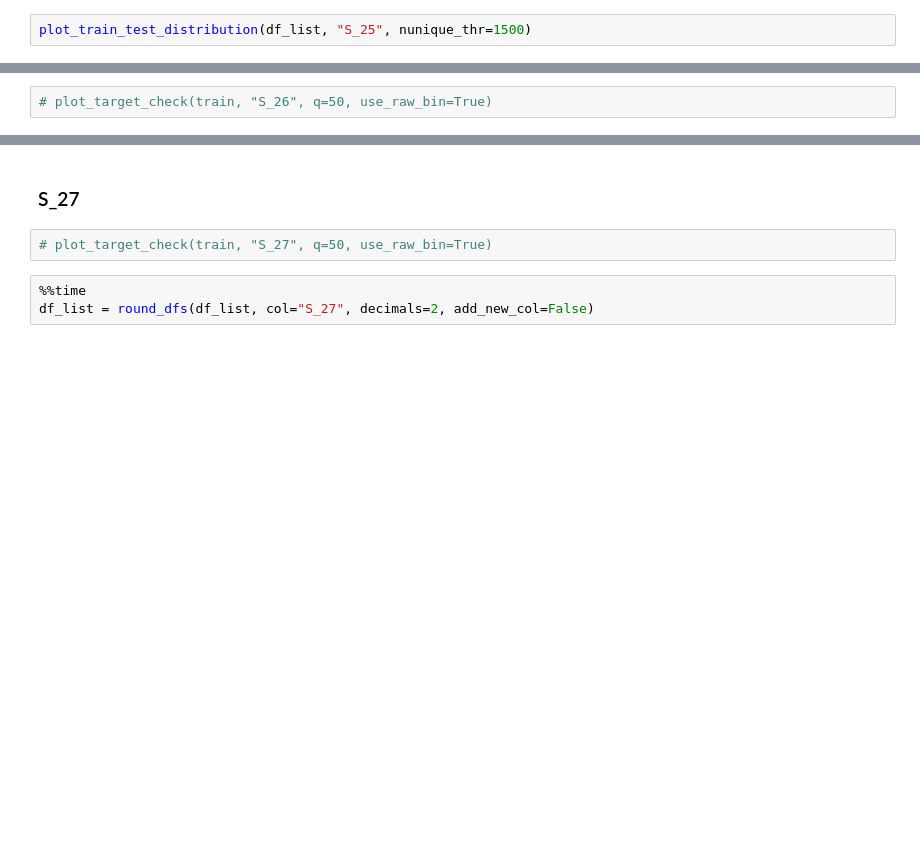
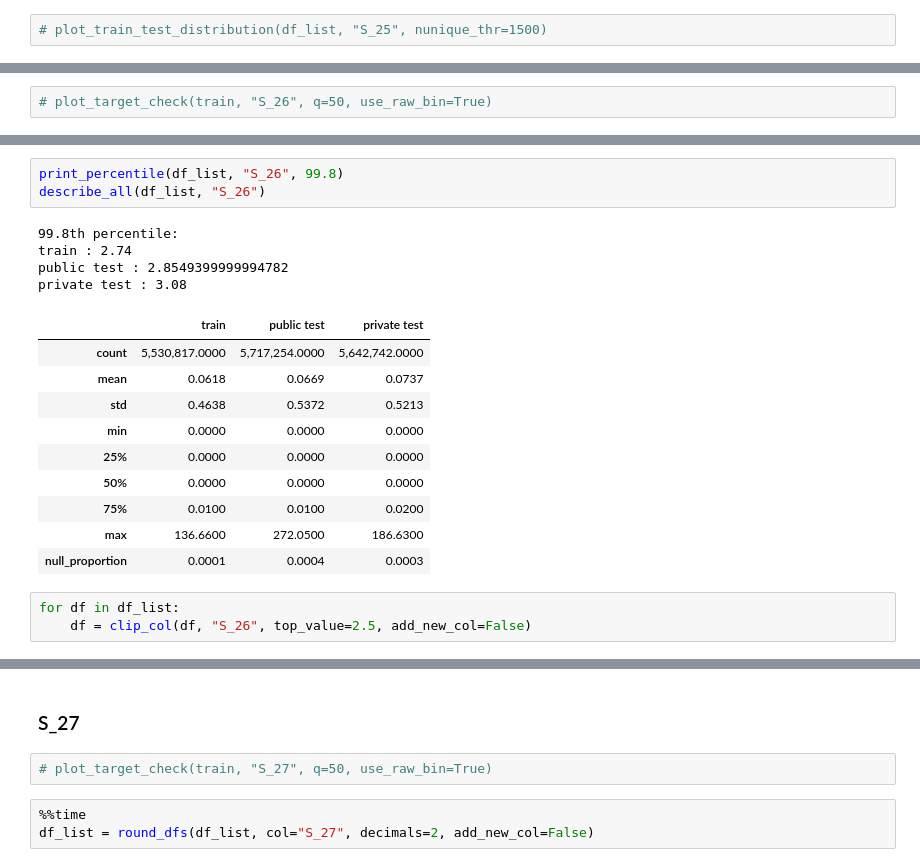
Before and after one commit to waikey-lee/kaggle-amex, a Jupyter notebook: interim_data/v5/1a.clean_spend_payment.ipynb, the cells around one changed output, grey strips where cells are left out. Saved outputs shown, nothing was run; the diff lists cells and outputs as text; blank space fills up the shorter version.

```diff
--- a/interim_data/v5/1a.clean_spend_payment.ipynb
+++ b/interim_data/v5/1a.clean_spend_payment.ipynb
@@ -1032,2 +1064,2 @@ plot_target_check(train, "S_25", q=50, use_raw_bin=True, nunique_thr=1000, strfy
 # %%
-plot_train_test_distribution(df_list, "S_25", nunique_thr=1500)
+# plot_train_test_distribution(df_list, "S_25", nunique_thr=1500)
@@ -1046,2 +1080,23 @@ df_list = round_dfs(df_list, col="S_26", decimals=2, add_new_col=False)
+# %%
+print_percentile(df_list, "S_26", 99.8)
+describe_all(df_list, "S_26")
+# %% [output]
+99.8th percentile:
+train : 2.74
+public test : 2.8549399999994782
+private test : 3.08
+|  | train | public test | private test |
+| count | 5,530,817.0000 | 5,717,254.0000 | 5,642,742.0000 |
+| mean | 0.0618 | 0.0669 | 0.0737 |
+| std | 0.4638 | 0.5372 | 0.5213 |
+| min | 0.0000 | 0.0000 | 0.0000 |
+| 25% | 0.0000 | 0.0000 | 0.0000 |
+| 50% | 0.0000 | 0.0000 | 0.0000 |
+| 75% | 0.0100 | 0.0100 | 0.0200 |
+| max | 136.6600 | 272.0500 | 186.6300 |
+| null_proportion | 0.0001 | 0.0004 | 0.0003 |
+# %%
+for df in df_list:
+    df = clip_col(df, "S_26", top_value=2.5, add_new_col=False)
 # %%
 plot_target_check(train, "S_26", q=50, use_raw_bin=True, nunique_thr=2000, strfy_x=True)
```
Also changed, not shown: parts of 48 cells of this notebook.
